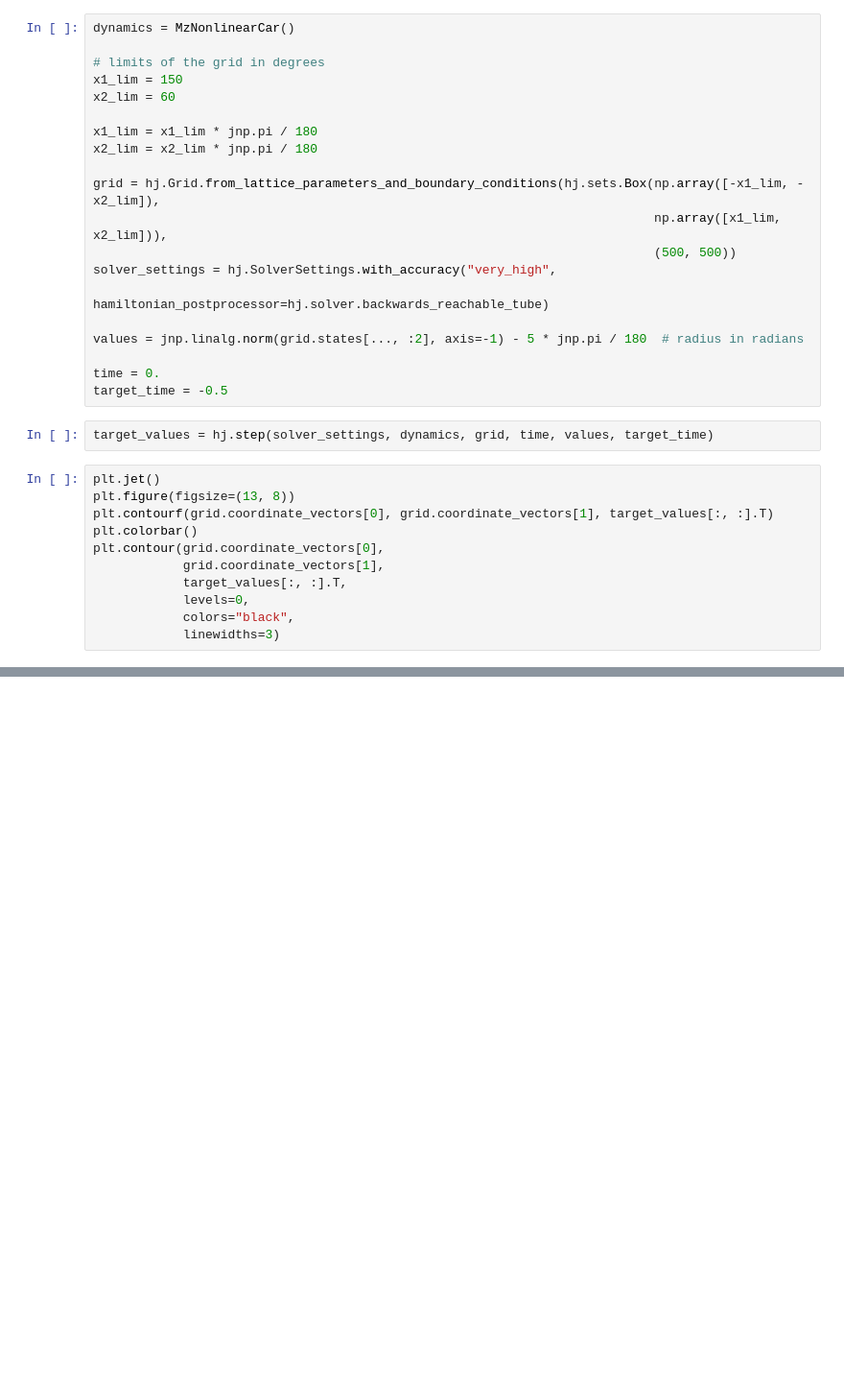
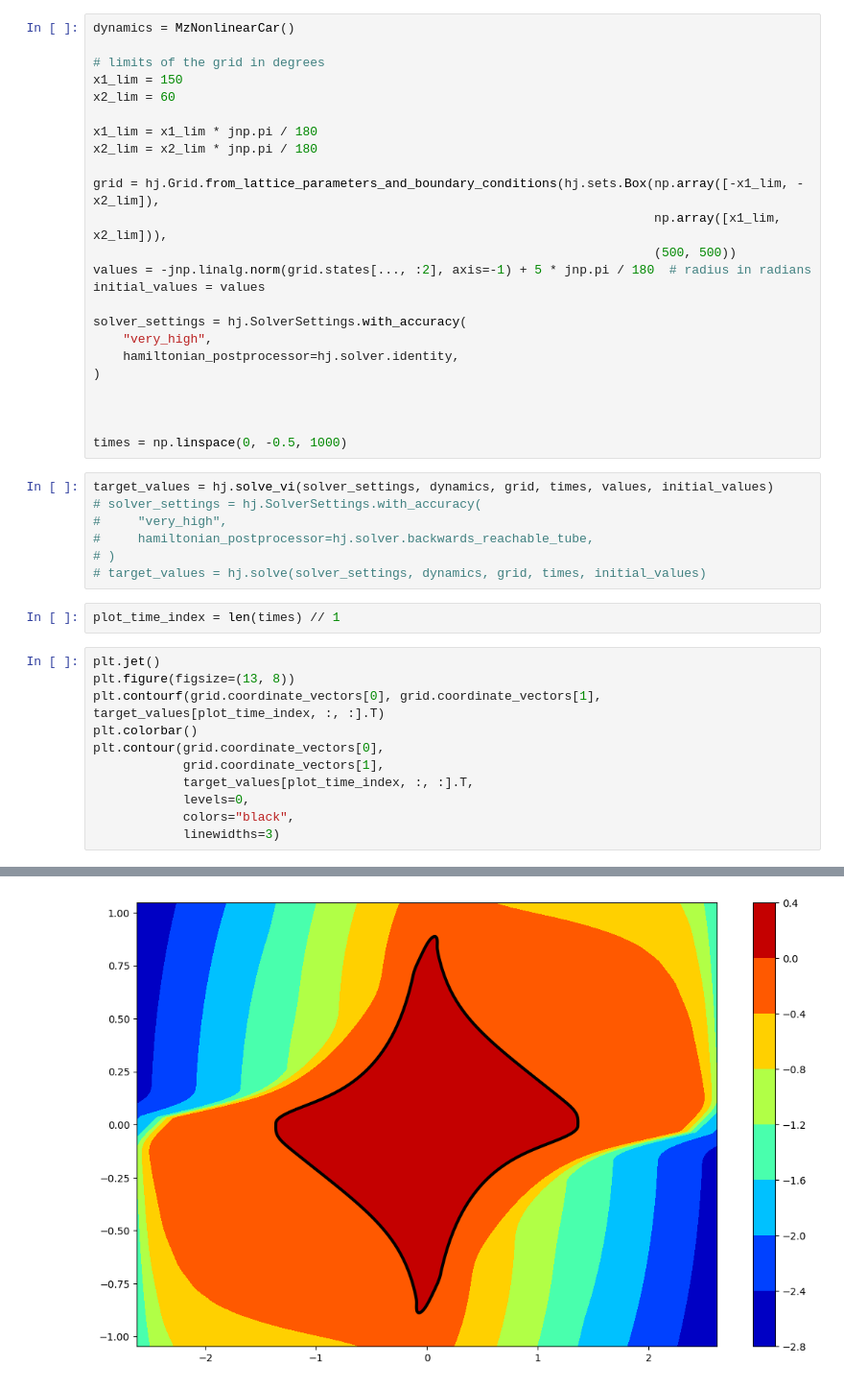
Before and after one commit to Extrabartek/cvbf_safety_filter, a Jupyter notebook: mz_hj_calc.ipynb, the cells around one changed output, grey strips where cells are left out. Shown at 96% size. Drawn from its saved outputs; the diff is of its cells as text; blank space fills up the shorter version.

```diff
--- a/mz_hj_calc.ipynb
+++ b/mz_hj_calc.ipynb
@@ -23,23 +29,35 @@ x2_lim = x2_lim * jnp.pi / 180
 grid = hj.Grid.from_lattice_parameters_and_boundary_conditions(hj.sets.Box(np.array([-x1_lim, -x2_lim]),
                                                                            np.array([x1_lim, x2_lim])),
                                                                            (500, 500))
-solver_settings = hj.SolverSettings.with_accuracy("very_high",
-                                                  hamiltonian_postprocessor=hj.solver.backwards_reachable_tube)
+values = -jnp.linalg.norm(grid.states[..., :2], axis=-1) + 5 * jnp.pi / 180  # radius in radians
+initial_values = values
 
-values = jnp.linalg.norm(grid.states[..., :2], axis=-1) - 5 * jnp.pi / 180  # radius in radians
+solver_settings = hj.SolverSettings.with_accuracy(
+    "very_high",
+    hamiltonian_postprocessor=hj.solver.identity,
+)
 
-time = 0.
-target_time = -0.5
+
+
+times = np.linspace(0, -0.5, 1000)
 # %%
-target_values = hj.step(solver_settings, dynamics, grid, time, values, target_time)
+target_values = hj.solve_vi(solver_settings, dynamics, grid, times, values, initial_values)
+# solver_settings = hj.SolverSettings.with_accuracy(
+#     "very_high",
+#     hamiltonian_postprocessor=hj.solver.backwards_reachable_tube,
+# )
+# target_values = hj.solve(solver_settings, dynamics, grid, times, initial_values)
+# %%
+plot_time_index = len(times) // 1
 # %%
 plt.jet()
 plt.figure(figsize=(13, 8))
-plt.contourf(grid.coordinate_vectors[0], grid.coordinate_vectors[1], target_values[:, :].T)
+plt.contourf(grid.coordinate_vectors[0], grid.coordinate_vectors[1], target_values[plot_time_index, :, :].T)
 plt.colorbar()
 plt.contour(grid.coordinate_vectors[0],
             grid.coordinate_vectors[1],
-            target_values[:, :].T,
+            target_values[plot_time_index, :, :].T,
             levels=0,
             colors="black",
             linewidths=3)
+# %% [output]
@@ -45,0 +66 @@ plt.contour(grid.coordinate_vectors[0],
+[figure, added]
```
Also changed, not shown: parts of 3 cells of this notebook, 2 other files.
